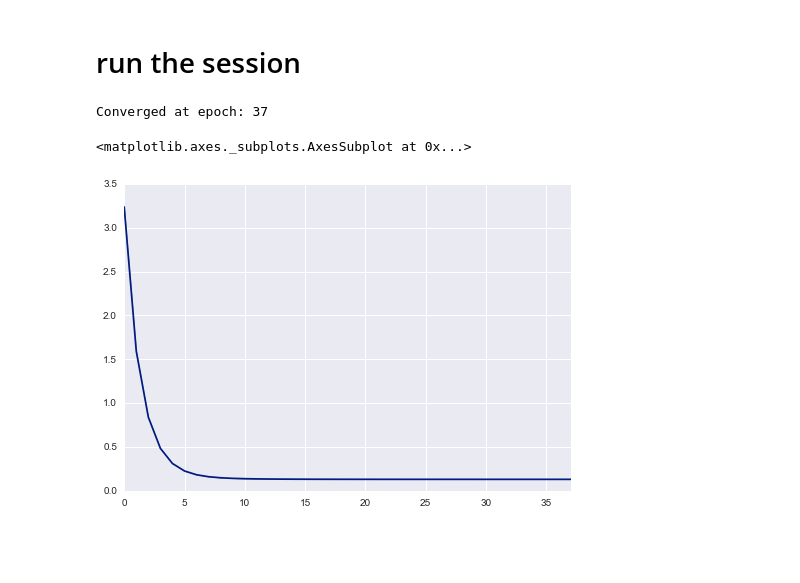
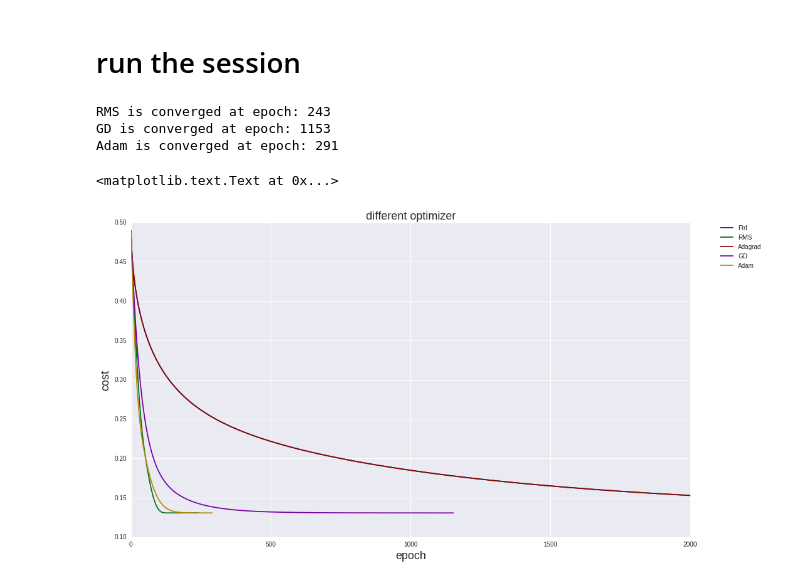
Before and after one commit to lukaemon/Coursera-ML-AndrewNg, a Jupyter notebook: machine-learning-ex1/4- tensoflow batch gradient decent.ipynb, the cells around one changed output. Cells and saved outputs as stored; diff of their text form; code cells hidden in the pictures; blank space fills up the shorter version.

Commit message:
finished different optimizer comparison, though I dont know the difference in btw, yet

```diff
--- a/machine-learning-ex1/4- tensoflow batch gradient decent.ipynb
+++ b/machine-learning-ex1/4- tensoflow batch gradient decent.ipynb
@@ -50,33 +50,51 @@ y = tf.placeholder(tf.float32, shape = y_data.shape)
 with tf.variable_scope('linear-regression'):
     W = tf.get_variable("weights",
                         (X_data.shape[1], 1),
-                        initializer=tf.random_normal_initializer())
+                        initializer=tf.constant_initializer())
 
     y_pred = tf.matmul(X, W)  # m*1
 
     loss = 1/(2*len(X_data)) * tf.matmul((y_pred - y), (y_pred - y), transpose_a=True)  # 1*m @ m*1 = 1*1
-# %%
-alpha = 0.3
-opt = tf.train.GradientDescentOptimizer(learning_rate=alpha)
-opt_operation = opt.minimize(loss)
 # %% [markdown]
 # run the session
 # %%
-epoch = 100
-with tf.Session() as sess:
-    sess.run(tf.initialize_all_variables())
-    loss_data = []
-    for i in range(epoch):
-        _, loss_val = sess.run([opt_operation, loss], feed_dict={X: X_data, y: y_data})
-        loss_data.append(loss_val[0,0])  # because every loss_val is 1*1 ndarray
+epoch = 2000
+alpha = 0.01
 
-        if len(loss_data) > 1 and np.abs(loss_data[-1] - loss_data[-2]) < 10**-6:
-            print('Converged at epoch: {}'.format(i))
-            break
+optimizer={'GD': tf.train.GradientDescentOptimizer,
+           'Adagrad': tf.train.AdagradOptimizer,
+           'Adam': tf.train.AdamOptimizer,
+           'Ftrl': tf.train.FtrlOptimizer,
+           'RMS': tf.train.RMSPropOptimizer
+          }
+
+fig, ax = plt.subplots(figsize=(16, 9))
+
+for optimizer_name in optimizer:
+    opt = optimizer[optimizer_name](learning_rate=alpha)
+    opt_operation = opt.minimize(loss)
+
+    with tf.Session() as sess:
+        sess.run(tf.initialize_all_variables())
+        loss_data = []
+
+        for i in range(epoch):
+            _, loss_val = sess.run([opt_operation, loss], feed_dict={X: X_data, y: y_data})
+            loss_data.append(loss_val[0,0])  # because every loss_val is 1*1 ndarray
+
+            if len(loss_data) > 1 and np.abs(loss_data[-1] - loss_data[-2]) < 10**-9:
+                print('{} is converged at epoch: {}'.format(optimizer_name, i))
+                break
+
+    ax.plot(np.arange(len(loss_data)), loss_data, label = optimizer_name)
+
+ax.set_xlabel('epoch', fontsize=18)
+ax.set_ylabel('cost', fontsize=18)
+ax.legend(bbox_to_anchor=(1.05, 1), loc=2, borderaxespad=0.)
+ax.set_title('different optimizer', fontsize=18)
 # %% [output]
-Converged at epoch: 37
+RMS is converged at epoch: 243
+GD is converged at epoch: 1153
+Adam is converged at epoch: 291
+<matplotlib.text.Text at 0x...>
+[figure, added]
-# %%
-sns.tsplot(time=np.arange(len(loss_data)), data = loss_data)
-# %% [output]
-<matplotlib.axes._subplots.AxesSubplot at 0x...>
-[figure, removed]
```
Also changed, not shown: parts of 1 cell of this notebook.
